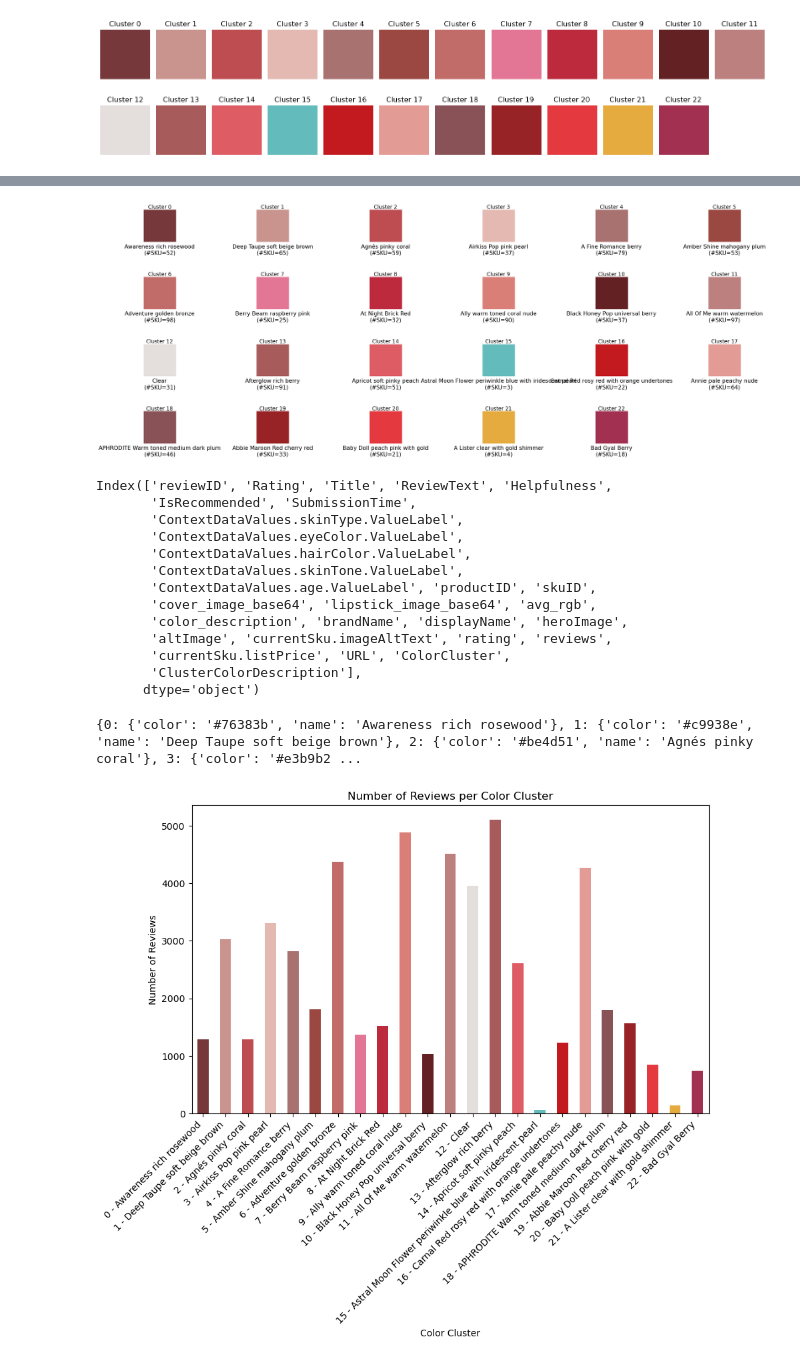
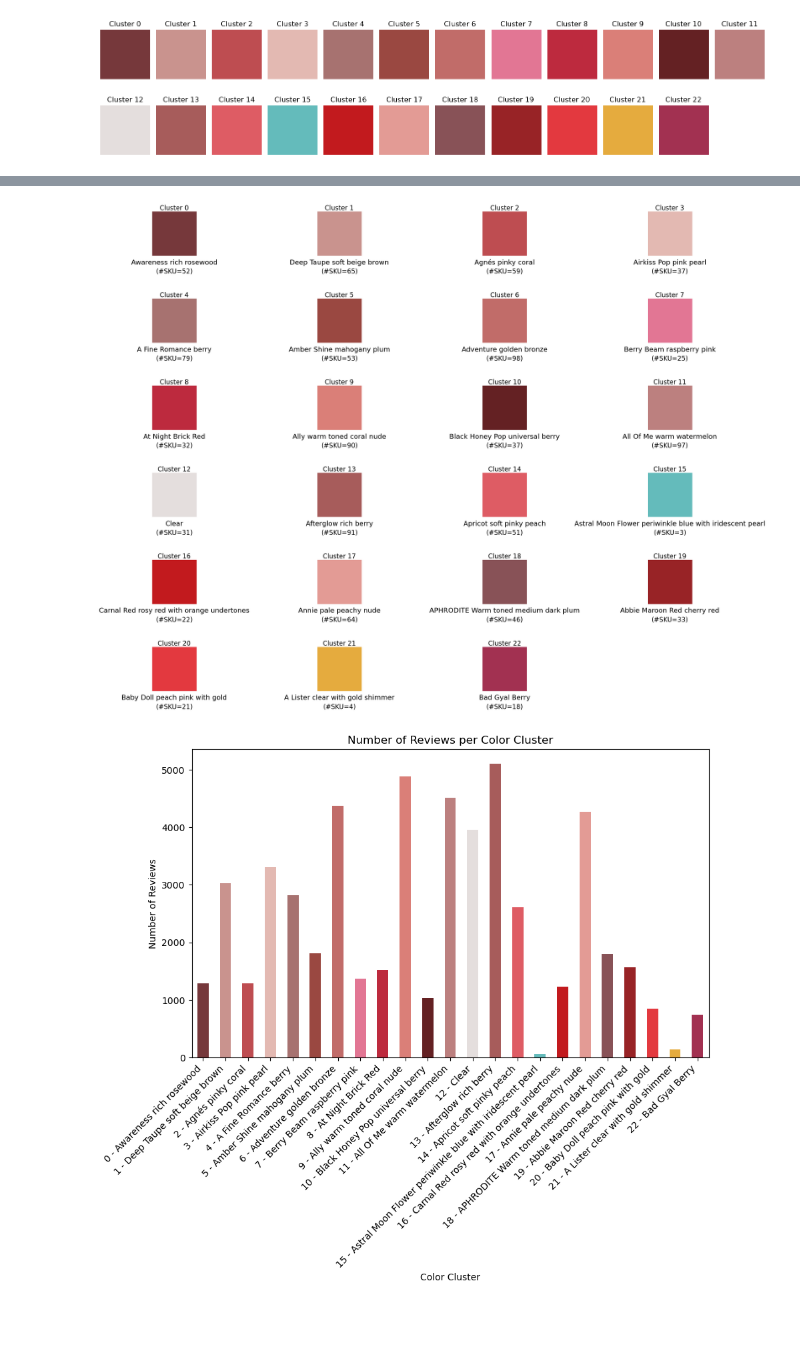
Before and after one commit to NoraStella-Chen/lipshade-lab, a Jupyter notebook: 2. EDA and Recommendation Datasets Preparation/2 EDA and Recommendation Datasets.ipynb, the cells around one changed output, grey strips where cells are left out. Drawn from its saved outputs; the diff is of its cells as text; code cells hidden in the pictures; blank space fills up the shorter version.

```diff
--- a/2. EDA and Recommendation Datasets Preparation/2 EDA and Recommendation Datasets.ipynb
+++ b/2. EDA and Recommendation Datasets Preparation/2 EDA and Recommendation Datasets.ipynb
@@ -535,51 +493,35 @@ sorted_cluster_info = pd.DataFrame({
 })
 # %%
 # Visualize clusters
-plt.figure(figsize=(24, 10))
+plt.figure(figsize=(24, 18))
 for i in range(n_clusters):
-    plt.subplot(4, 6, i+1)
+    plt.subplot(6, 4, i+1)
     plt.axis('off')
     rgb_color = cluster_colors[i] / 255.0
     plt.imshow([[rgb_color]])
 
     cluster_data = sorted_cluster_info[sorted_cluster_info['Cluster'] == i].iloc[0]
     color_name = cluster_data['Color_Name']
     sku_count = cluster_data['SKU_Count']
 
     # Split the title into multiple lines and set each with fontsize=15
-    plt.title(f"Cluster {i}", fontsize=14, pad=3)
+    plt.title(f"Cluster {i}", fontsize=16, pad=3)
     plt.text(0.5, -0.2, f"{color_name}",
              horizontalalignment='center',
              transform=plt.gca().transAxes,
-             fontsize=15)
+             fontsize=17)
     plt.text(0.5, -0.4, f"(#SKU={sku_count})",
              horizontalalignment='center',
              transform=plt.gca().transAxes,
-             fontsize=15)
+             fontsize=16)
 
 plt.tight_layout(h_pad=3, w_pad=3)
 plt.show()
 # %% [output]
-[figure, old version]
+[figure, new version]
 # %%
 df_sku_cluster_info = df_sku[['skuID', 'ColorCluster', 'ClusterColorDescription']]
-
 df_review = df_review.merge(df_sku_cluster_info, on='skuID', how='left')
-print(df_review.columns)
-# %% [output]
-Index(['reviewID', 'Rating', 'Title', 'ReviewText', 'Helpfulness',
-       'IsRecommended', 'SubmissionTime',
-       'ContextDataValues.skinType.ValueLabel',
-       'ContextDataValues.eyeColor.ValueLabel',
-       'ContextDataValues.hairColor.ValueLabel',
-       'ContextDataValues.skinTone.ValueLabel',
-       'ContextDataValues.age.ValueLabel', 'productID', 'skuID',
-       'cover_image_base64', 'lipstick_image_base64', 'avg_rgb',
-       'color_description', 'brandName', 'displayName', 'heroImage',
-       'altImage', 'currentSku.imageAltText', 'rating', 'reviews',
-       'currentSku.listPrice', 'URL', 'ColorCluster',
-       'ClusterColorDescription'],
-      dtype='object')
 # %%
 # Convert RGB values to hex for visualization
 color_map = {
@@ -589,10 +531,6 @@ color_map = {
     }
     for cluster, (r, g, b) in enumerate(kmeans.cluster_centers_)
 }
-
-print(color_map)
-# %% [output]
-{0: {'color': '#76383b', 'name': 'Awareness rich rosewood'}, 1: {'color': '#c9938e', 'name': 'Deep Taupe soft beige brown'}, 2: {'color': '#be4d51', 'name': 'Agnés pinky coral'}, 3: {'color': '#e3b9b2 ...
 # %%
 # Calculate the number of reviews per color cluster
 reviews_per_cluster = df_review['ColorCluster'].value_counts().sort_index()
```
Also changed, not shown: parts of 33 cells of this notebook, 14 other files.
